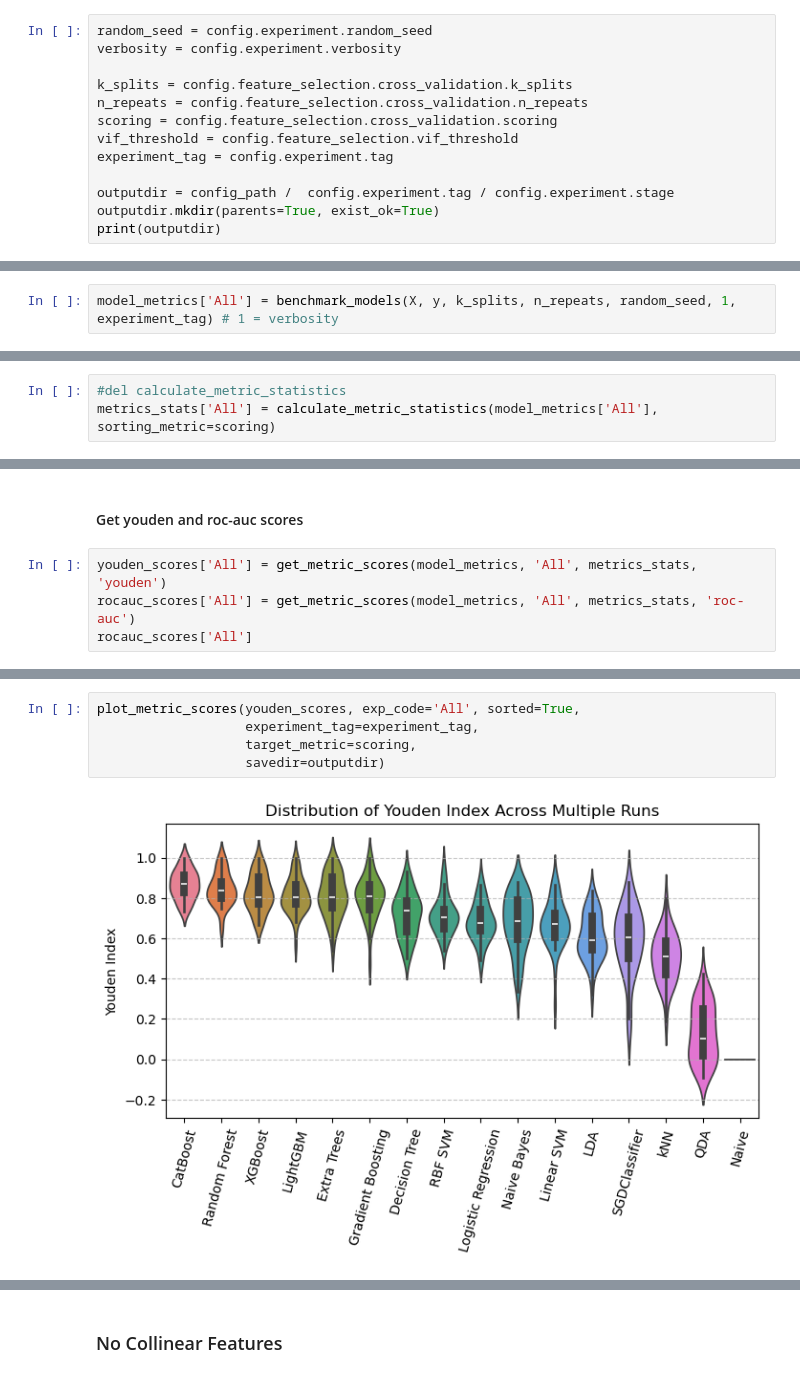
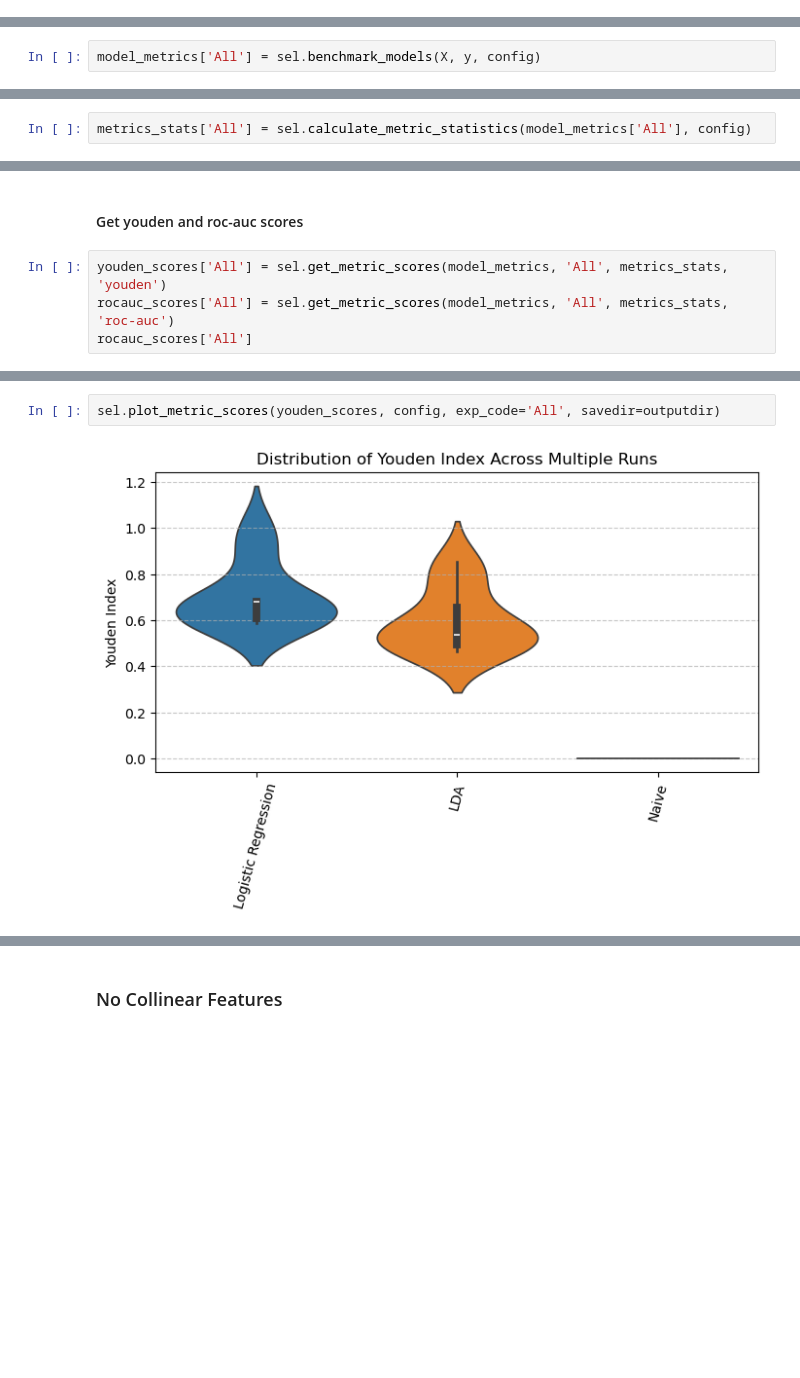
Before and after one commit to acbriza/dpn2026, a Jupyter notebook: module/selection_final.ipynb, the cells around one changed output, grey strips where cells are left out. Drawn from its saved outputs; the diff is of its cells as text; blank space fills up the shorter version.

```diff
--- a/module/selection_final.ipynb
+++ b/module/selection_final.ipynb
@@ -124,16 +110,3 @@ model_metrics = {} # key: experiment code, value: {model: <string> (e.g. all, nc
 metrics_stats = {} # key: experiment code, value: {stat: <string> (e.g. mean, std), stat (mean/std) of the performance of all algorithms}
 youden_scores = {} # key: experiment code, value: list of youden cv scores algorithms
 rocauc_scores = {} # key: experiment code, value: list of roc-auc cv scores algorithms
-# %%
-random_seed = config.experiment.random_seed
-verbosity = config.experiment.verbosity
-
-k_splits = config.feature_selection.cross_validation.k_splits
-n_repeats = config.feature_selection.cross_validation.n_repeats
-scoring = config.feature_selection.cross_validation.scoring
-vif_threshold = config.feature_selection.vif_threshold
-experiment_tag = config.experiment.tag
-
-outputdir = config_path /  config.experiment.tag / config.experiment.stage
-outputdir.mkdir(parents=True, exist_ok=True)
-print(outputdir)
@@ -146,4 +117,4 @@ experiments\binary\final\feature_model_selection
 # %% [markdown]
 ### All Features
 # %%
-model_metrics['All'] = benchmark_models(X, y, k_splits, n_repeats, random_seed, 1, experiment_tag) # 1 = verbosity
+model_metrics['All'] = sel.benchmark_models(X, y, config)
@@ -222,3 +169,2 @@ model_metrics['All'][1]['rcv_scores']
 # %%
-#del calculate_metric_statistics
-metrics_stats['All'] = calculate_metric_statistics(model_metrics['All'], sorting_metric=scoring)
+metrics_stats['All'] = sel.calculate_metric_statistics(model_metrics['All'], config)
@@ -265,7 +178,7 @@ metrics_stats['All']['std']
 # %% [markdown]
 #### Get youden and roc-auc scores
 # %%
-youden_scores['All'] = get_metric_scores(model_metrics, 'All', metrics_stats, 'youden')
-rocauc_scores['All'] = get_metric_scores(model_metrics, 'All', metrics_stats, 'roc-auc')
+youden_scores['All'] = sel.get_metric_scores(model_metrics, 'All', metrics_stats, 'youden')
+rocauc_scores['All'] = sel.get_metric_scores(model_metrics, 'All', metrics_stats, 'roc-auc')
 rocauc_scores['All']
 # %% [output]
@@ -289,8 +195,5 @@ rocauc_scores['All']
 # %%
-plot_metric_scores(youden_scores, exp_code='All', sorted=True,
-                   experiment_tag=experiment_tag,
-                   target_metric=scoring,
-                   savedir=outputdir)
+sel.plot_metric_scores(youden_scores, config, exp_code='All', savedir=outputdir)
 # %% [output]
-[figure, old version]
+[figure, new version]
 # %%
```
Also changed, not shown: parts of 36 cells of this notebook, 1 other file.
